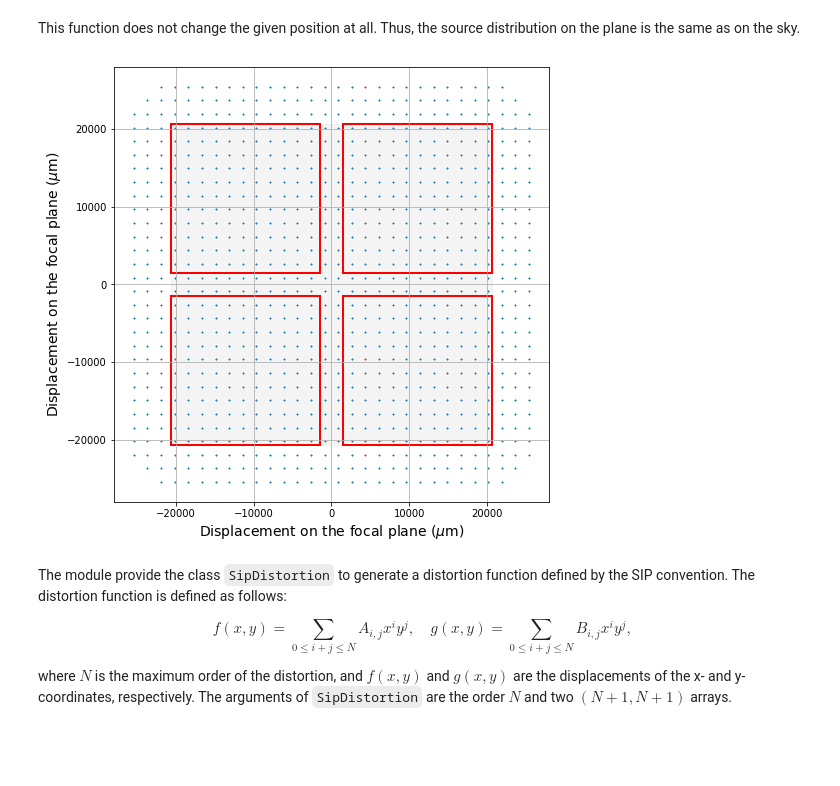
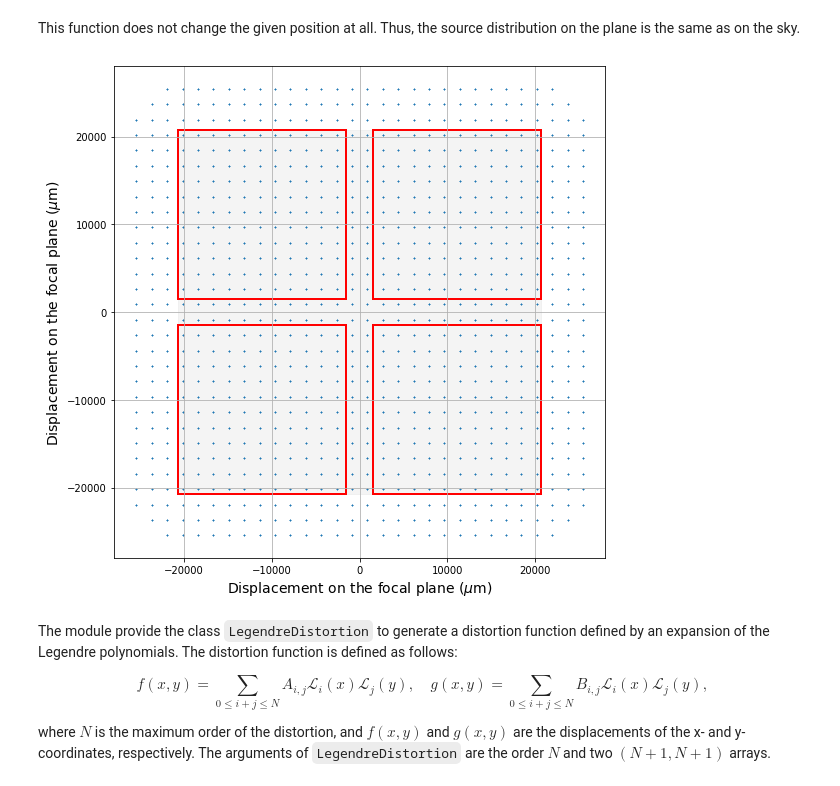
Before and after one commit to JASMINE-Mission/jasmine_warpfield, a Jupyter notebook: notebook/tutorial_08_legendre_distortion_function.ipynb, the cells around one changed output. Drawn from its saved outputs; the diff is of its cells as text; code cells hidden in the pictures; blank space fills up the shorter version.

```diff
--- a/notebook/tutorial_08_legendre_distortion_function.ipynb
+++ b/notebook/tutorial_08_legendre_distortion_function.ipynb
@@ -41,19 +43,22 @@ jasmine.optics.distortion
 <function warpfield.telescope.distortion.identity.identity_transformation(position)>
 # %% [markdown]
 This function does not change the given position at all. Thus, the source distribution on the plane is the same as on the sky.
-# %%
-jasmine.display_focal_plane(src)
-# %% [output]
-[figure, removed]
+# %%
+fig,ax = plt.subplots(figsize=(8,8))
+jasmine.display_focal_plane(ax,src)
+fig.tight_layout()
+plt.show()
+# %% [output]
+[figure, added]
 # %% [markdown]
-The module provide the class `SipDistortion` to generate a distortion function defined by the SIP convention. The distortion function is defined as follows:
+The module provide the class `LegendreDistortion` to generate a distortion function defined by an expansion of the Legendre polynomials. The distortion function is defined as follows:
 
 $$
-f(x,y) = \sum_{0 \le i{+}j \le N} A_{i,j} x^i y^j, \quad
-g(x,y) = \sum_{0 \le i{+}j \le N} B_{i,j} x^i y^j,
+f(x,y) = \sum_{0 \le i{+}j \le N} A_{i,j} \mathcal{L}_i(x)\mathcal{L}_j(y), \quad
+g(x,y) = \sum_{0 \le i{+}j \le N} B_{i,j} \mathcal{L}_i(x)\mathcal{L}_j(y),
 $$
 
-where $N$ is the maximum order of the distortion, and $f(x,y)$ and $g(x,y)$ are the displacements of the x- and y-coordinates, respectively. The arguments of `SipDistortion` are the order $N$ and two $(N+1, N+1)$ arrays.
+where $N$ is the maximum order of the distortion, and $f(x,y)$ and $g(x,y)$ are the displacements of the x- and y-coordinates, respectively. The arguments of `LegendreDistortion` are the order $N$ and two $(N+1, N+1)$ arrays.
 # %%
 from warpfield.telescope.distortion.legendre import LegendreDistortion
 sip_a = np.zeros((6,6))
```
Also changed, not shown: parts of 5 cells of this notebook, 9 other files.
